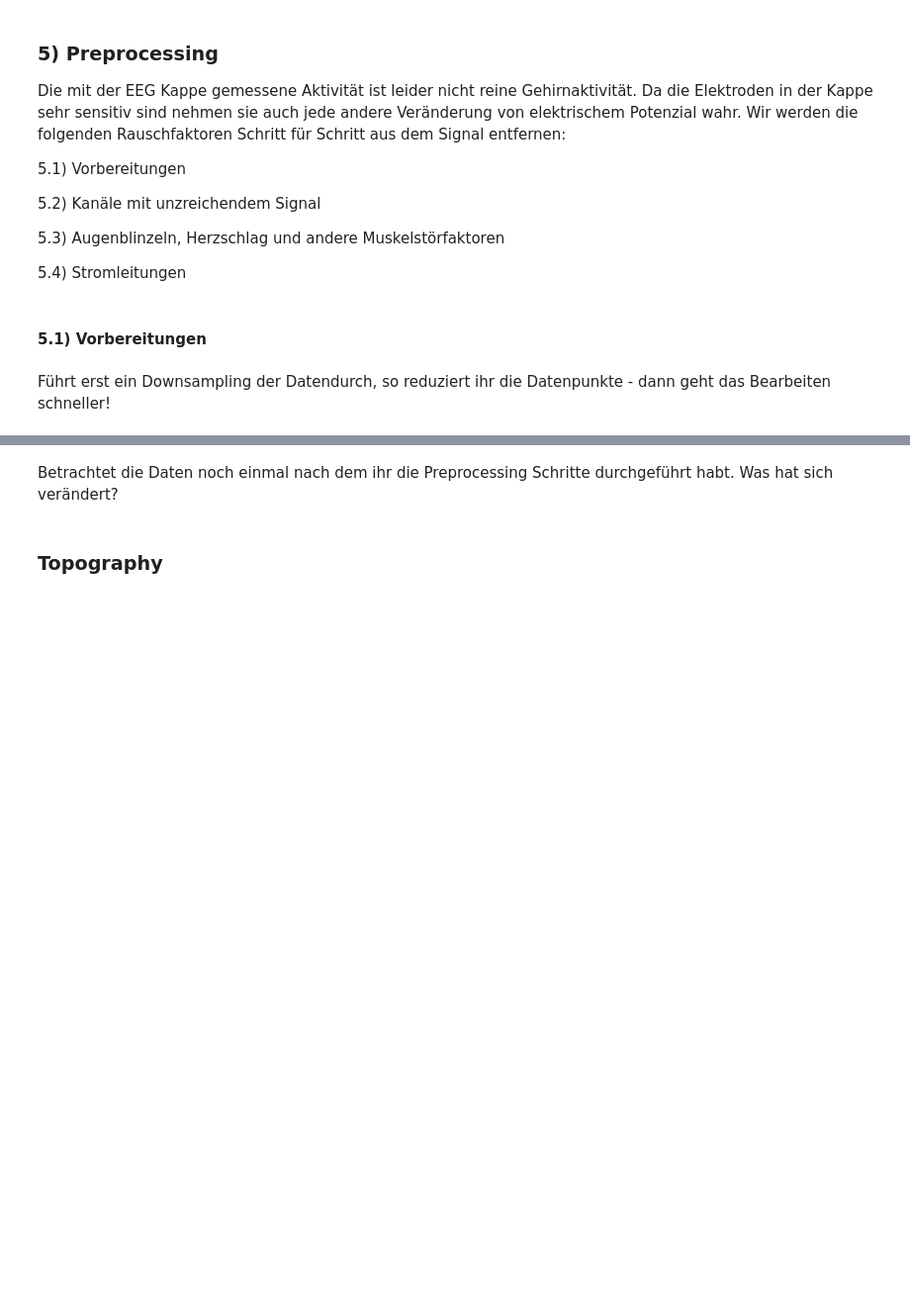
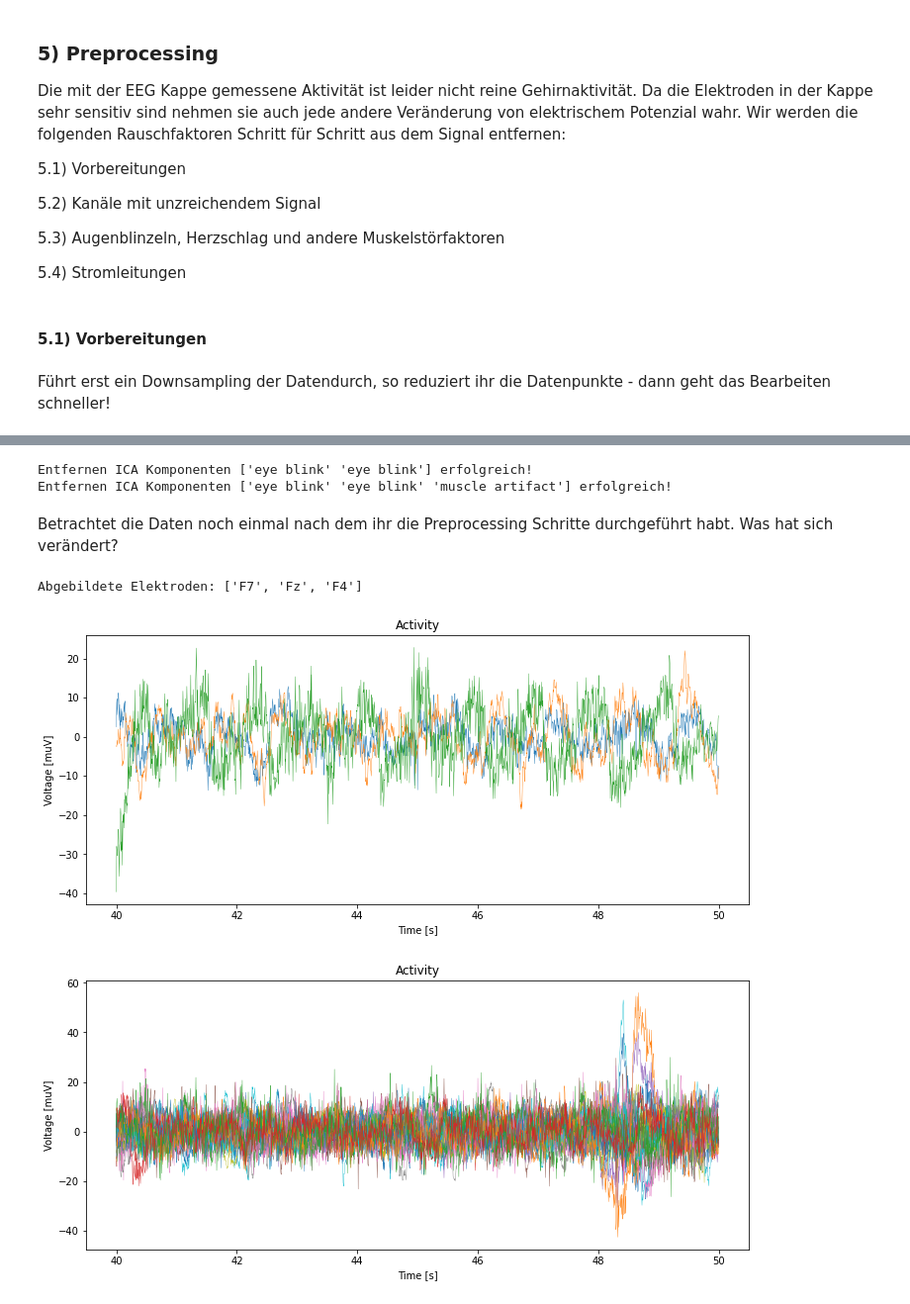
Before and after one commit to rosagross/ExperiWattMPI, a Jupyter notebook: Labbook ExperiWatt .ipynb, the cells around one changed output, grey strips where cells are left out. Shown at 99% size. Drawn from its saved outputs; the diff is of its cells as text; code cells hidden in the pictures; blank space fills up the shorter version.

```diff
--- a/Labbook ExperiWatt .ipynb
+++ b/Labbook ExperiWatt .ipynb
@@ -186,0 +230,6 @@ raw_active_zapline = RawArray(X_zapline_active.T, raw_active_cleaned.info)
+# %%
+# Verwende "dss_line()" für das "passive" Datenset ...
+raw_passive_zapline = filter_line_power(raw_passive_elect, filter_stärke=5)
+
+# ... und für das "aktive"
+raw_active_zapline = filter_line_power(raw_active_elect, filter_stärke=5)
@@ -254,2 +259,9 @@ _ = ica_active.apply(reconst_raw_active, exclude=exclude_idx_active)
+# %%
+# Die Ausführung dieser Funktion kann etwas dauern
+raw_passive_cleaned = apply_ica(raw_passive_filtered)
+raw_active_cleaned = apply_ica(raw_active_filtered)
+# %% [output]
+Entfernen ICA Komponenten ['eye blink' 'eye blink'] erfolgreich!
+Entfernen ICA Komponenten ['eye blink' 'eye blink' 'muscle artifact'] erfolgreich!
 # %% [markdown]
 Betrachtet die Daten noch einmal nach dem ihr die Preprocessing Schritte durchgeführt habt. Was hat sich verändert?
@@ -262,2 +268,7 @@ plot_signal(reconst_raw_passive, electrodes=range(24))
-# %% [markdown]
-### Topography
+# %%
+plot_signal(raw_passive_cleaned, start=40, end=50, electrodes=[3,5,6])
+plot_signal(raw_active_cleaned, start=40, end=50, electrodes=range(24))
+# %% [output]
+Abgebildete Elektroden: ['F7', 'Fz', 'F4']
+[figure, added]
+[figure, added]
```
Also changed, not shown: parts of 78 cells of this notebook, 5 other files.
